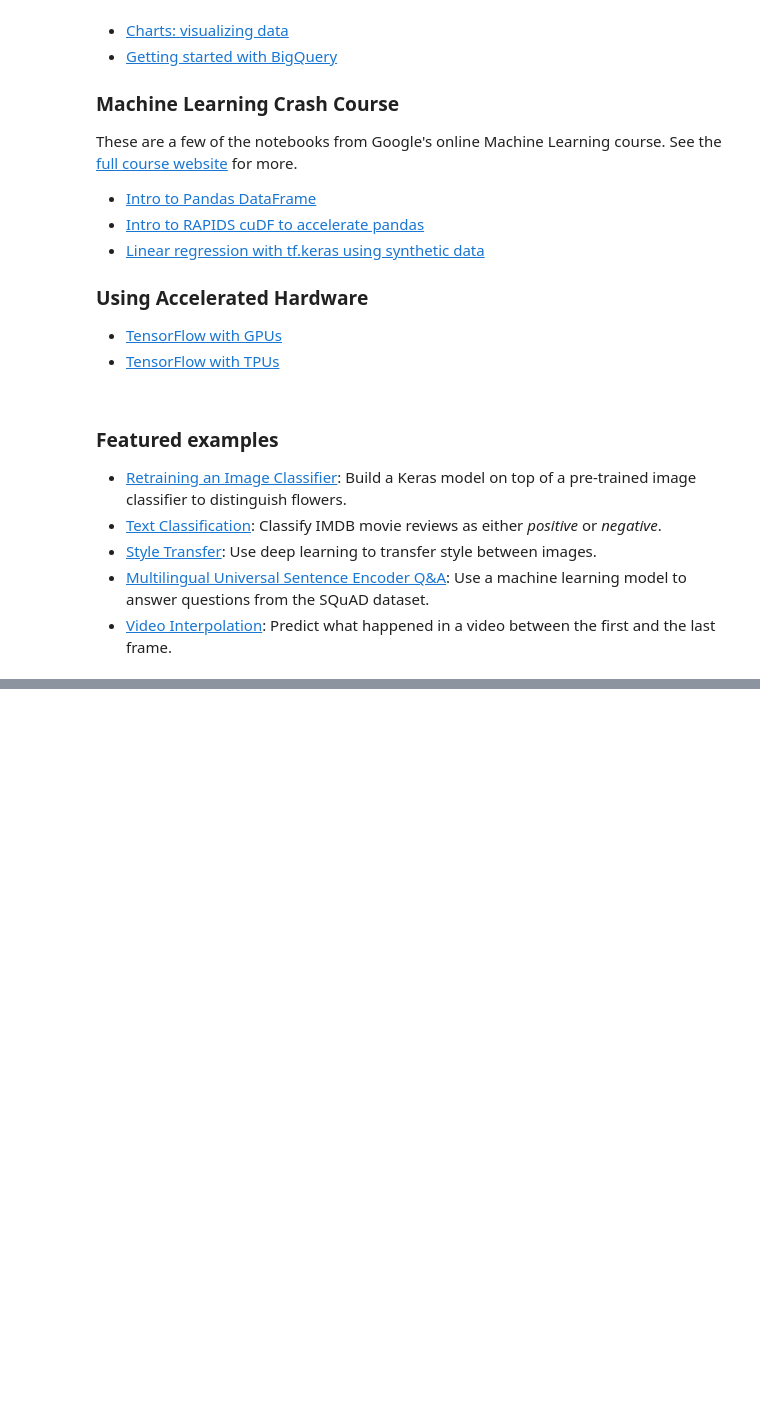
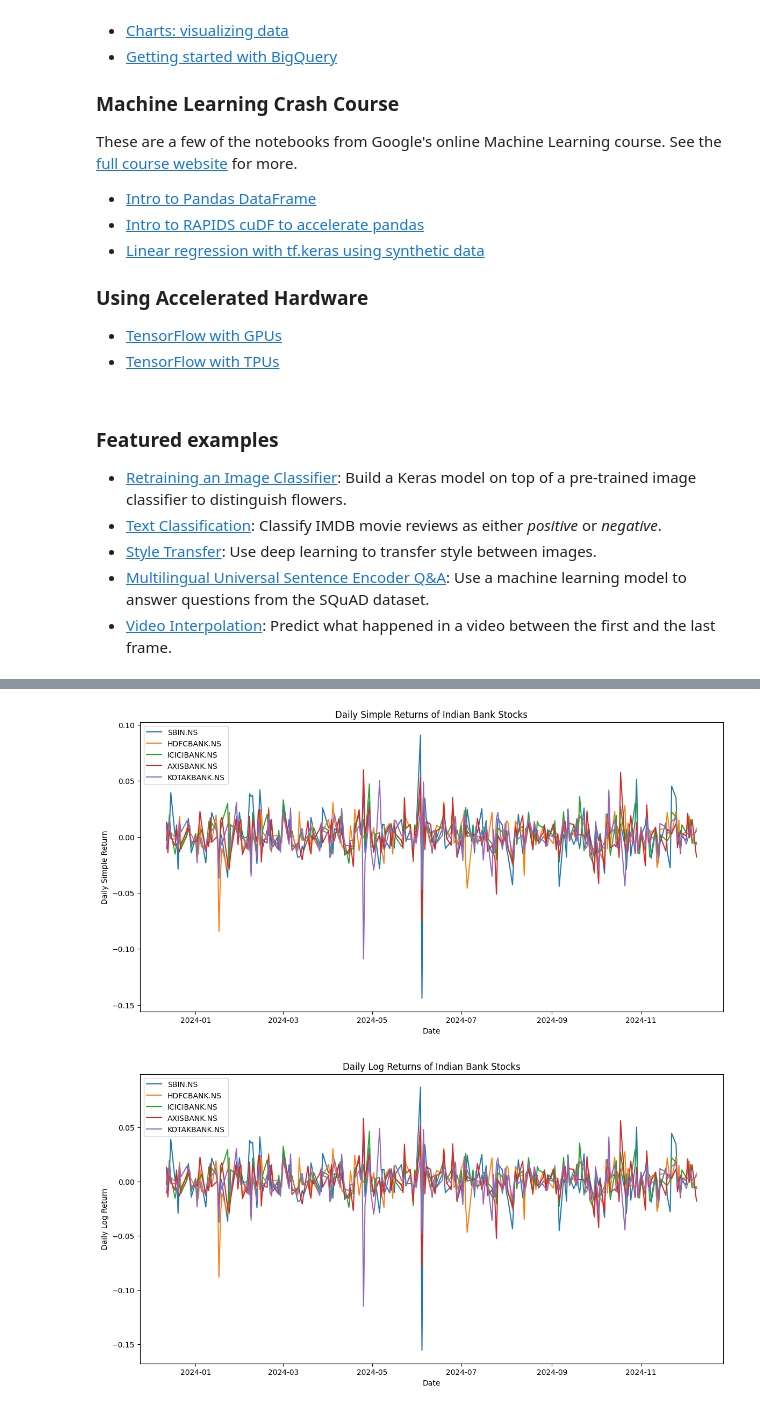
Before and after one commit to prk1010/Assignment_01, a Jupyter notebook: Welcome_To_Colab.ipynb, the cells around one changed output, grey strips where cells are left out. Cells and saved outputs as stored; diff of their text form; code cells hidden in the pictures; blank space fills up the shorter version.

```diff
--- a/Welcome_To_Colab.ipynb
+++ b/Welcome_To_Colab.ipynb
@@ -357,0 +232,10 @@ Password is invalid.
+# %%
+# Compute Daily Simple Return
+dsr = data.pct_change().dropna()
+
+# Compute Daily Log Return
+dlr = np.log(data / data.shift(1)).dropna()
+
+# Display the first few rows of daily returns
+print(dsr.head())
+print(dlr.head())
@@ -357,0 +293,21 @@ Password is invalid.
+# %%
+plt.figure(figsize=(14, 7))
+for stock in stocks:
+    plt.plot(dsr[stock], label=stock)
+plt.title('Daily Simple Returns of Indian Bank Stocks')
+plt.xlabel('Date')
+plt.ylabel('Daily Simple Return')
+plt.legend()
+plt.show()
+
+plt.figure(figsize=(14, 7))
+for stock in stocks:
+    plt.plot(dlr[stock], label=stock)
+plt.title('Daily Log Returns of Indian Bank Stocks')
+plt.xlabel('Date')
+plt.ylabel('Daily Log Return')
+plt.legend()
+plt.show()
+# %% [output]
+[figure, added]
+[figure, added]
```
Also changed, not shown: parts of 11 cells of this notebook.
